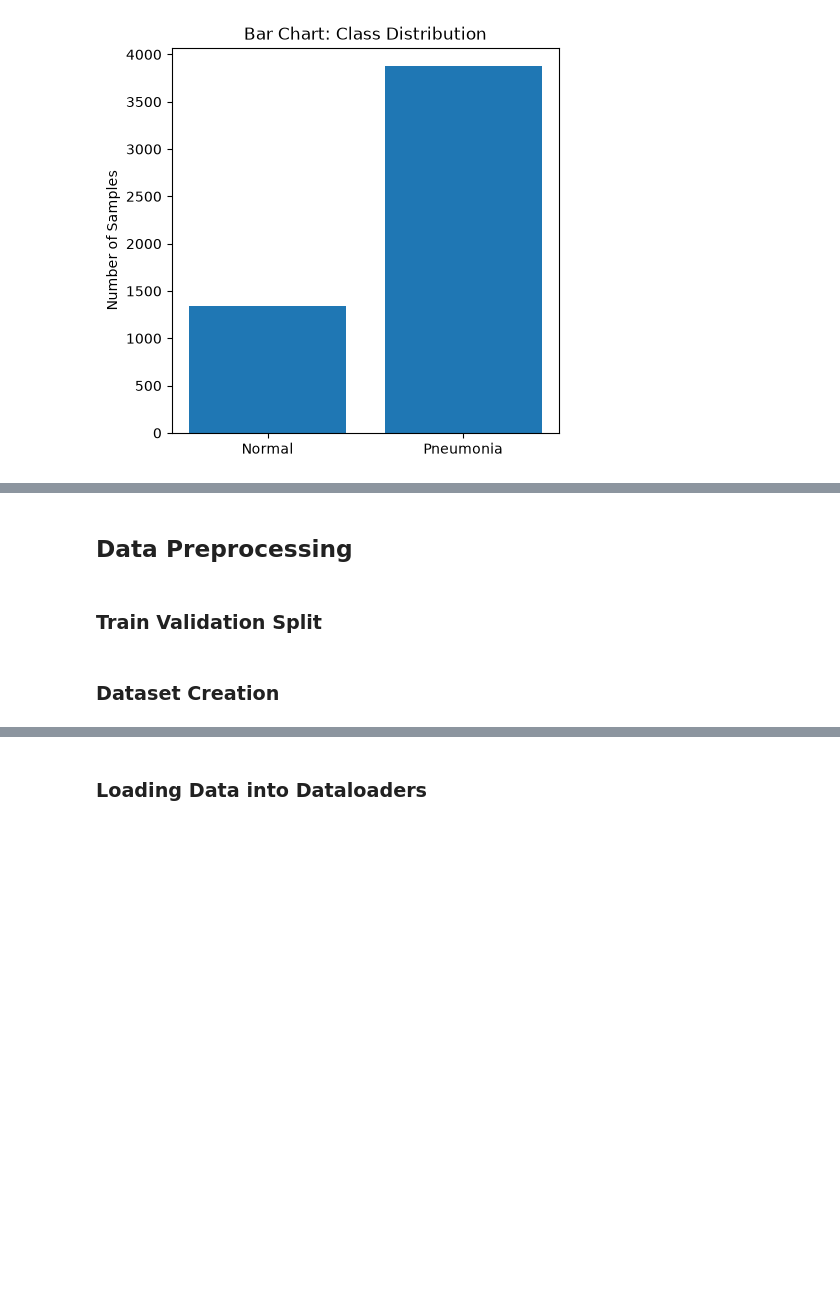
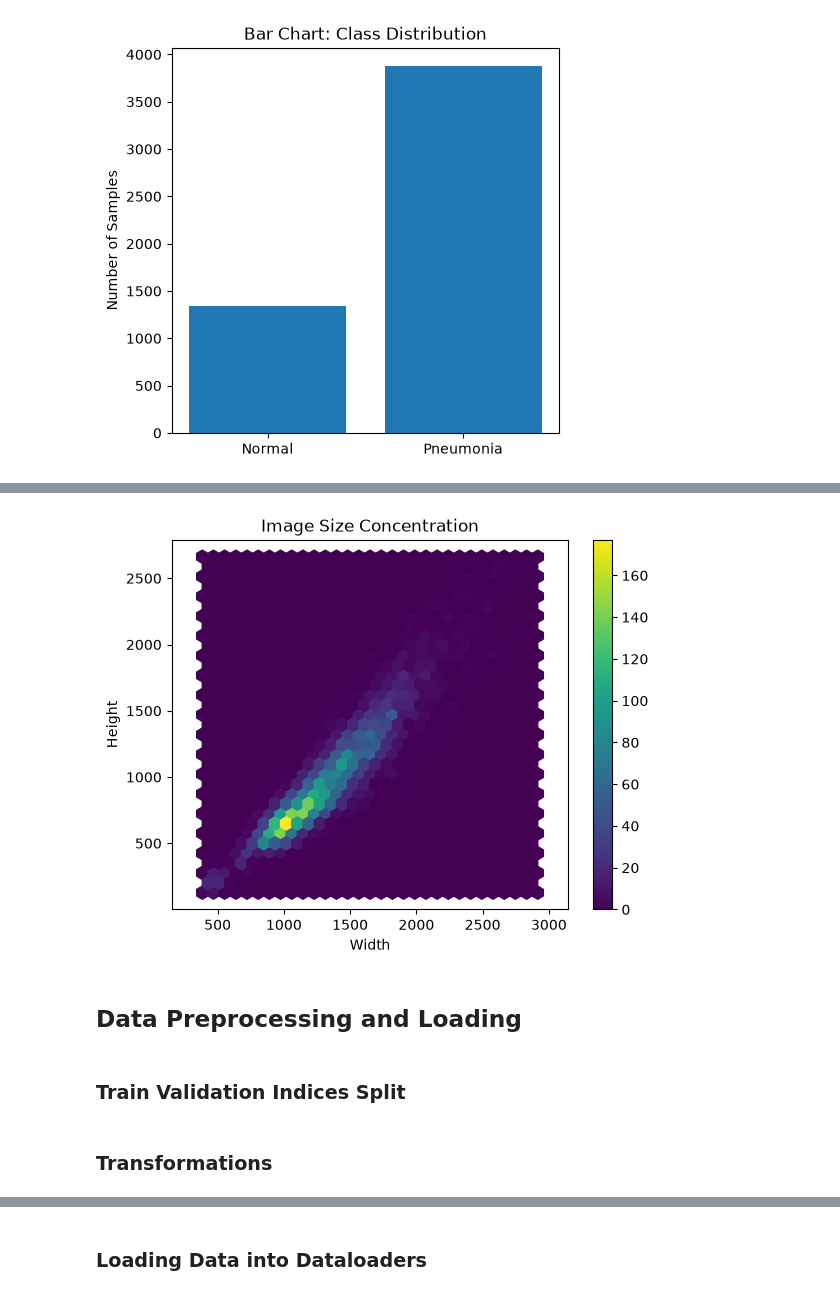
Before and after one commit to ShrDar/Pneumonia-Classifier-CNN, a Jupyter notebook: backend/notebooks/pneumonia_classifier_pytorch.ipynb, the cells around one changed output, grey strips where cells are left out. Cells and saved outputs as stored; diff of their text form; code cells hidden in the pictures; blank space fills up the shorter version.

```diff
--- a/backend/notebooks/pneumonia_classifier_pytorch.ipynb
+++ b/backend/notebooks/pneumonia_classifier_pytorch.ipynb
@@ -128,7 +166,19 @@ for i in range(2):
+# %%
+plt.title("Image Size Concentration")
+
+plt.hexbin(widths, heights, gridsize = 30)
+plt.colorbar()
+plt.xlabel("Width")
+plt.ylabel("Height")
+plt.axis("equal")
+
+plt.show()
+# %% [output]
+[figure, added]
 # %% [markdown]
-## Data Preprocessing
+## Data Preprocessing and Loading
 # %% [markdown]
-### Train Validation Split
+### Train Validation Indices Split
 # %%
 full_train_labels = [label for _, label in full_train_dataset.samples]
 
@@ -141,7 +191,7 @@ train_idx, val_idx = train_test_split(
     stratify = full_train_labels
 )
 # %% [markdown]
-### Dataset Creation
+### Transformations
 # %%
 train_transform = transforms.Compose([
     transforms.Resize((IMG_SIZE, IMG_SIZE)),
```
Also changed, not shown: parts of 28 cells of this notebook.
